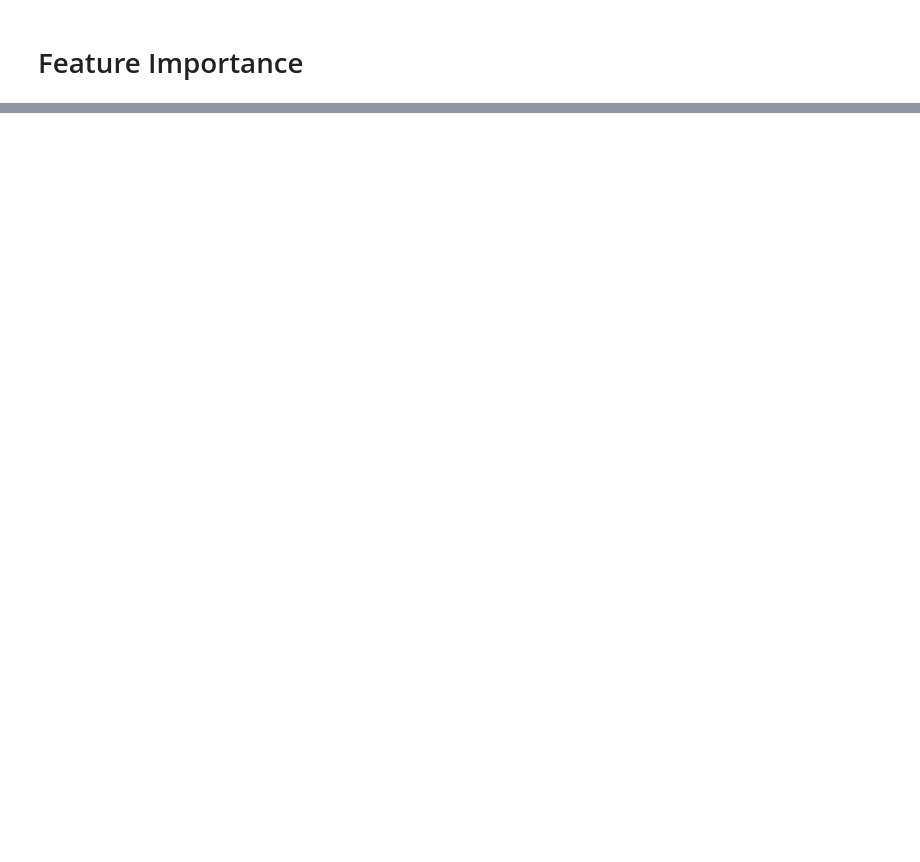
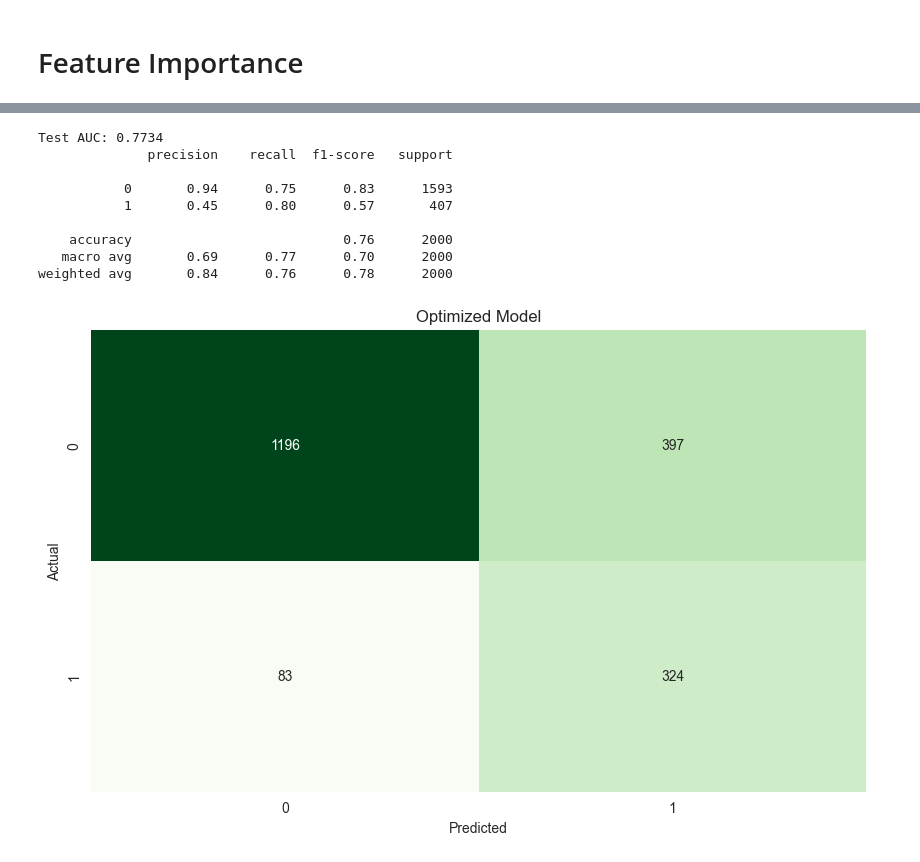
Before and after one commit to dassus98/banking_churn, a Jupyter notebook: banking-churn.ipynb, the cells around one changed output, grey strips where cells are left out. Saved outputs shown, nothing was run; the diff lists cells and outputs as text; code cells hidden in the pictures; blank space fills up the shorter version.

```diff
--- a/banking-churn.ipynb
+++ b/banking-churn.ipynb
@@ -391,0 +522,30 @@ plt.show()
+# %%
+new_best_model = new_opt.best_estimator_
+
+# Predicting on test data
+new_y_pred_final = new_best_model.predict(new_X_test)
+new_y_prob_final = new_best_model.predict_proba(new_X_test)[:, 1]
+
+# Metrics
+print(f'Test AUC: {roc_auc_score(new_y_test, new_y_pred_final):.4f}')
+print(classification_report(new_y_test, new_y_pred_final))
+
+# Confusion matrix
+plt.figure(figsize = (10, 6))
+matrix = confusion_matrix(new_y_test, new_y_pred_final)
+sns.heatmap(matrix, annot = True, fmt = 'd', cmap = 'Greens', cbar = False)
+plt.title('Optimized Model')
+plt.xlabel('Predicted')
+plt.ylabel('Actual')
+plt.show()
+# %% [output]
+Test AUC: 0.7734
+              precision    recall  f1-score   support
+
+           0       0.94      0.75      0.83      1593
+           1       0.45      0.80      0.57       407
+
+    accuracy                           0.76      2000
+   macro avg       0.69      0.77      0.70      2000
+weighted avg       0.84      0.76      0.78      2000
+[figure, added]
```
Also changed, not shown: parts of 17 cells of this notebook.
